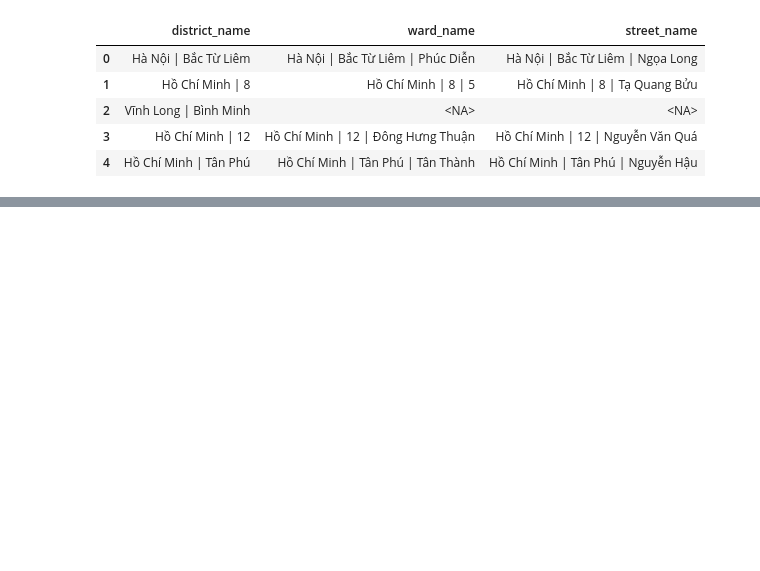
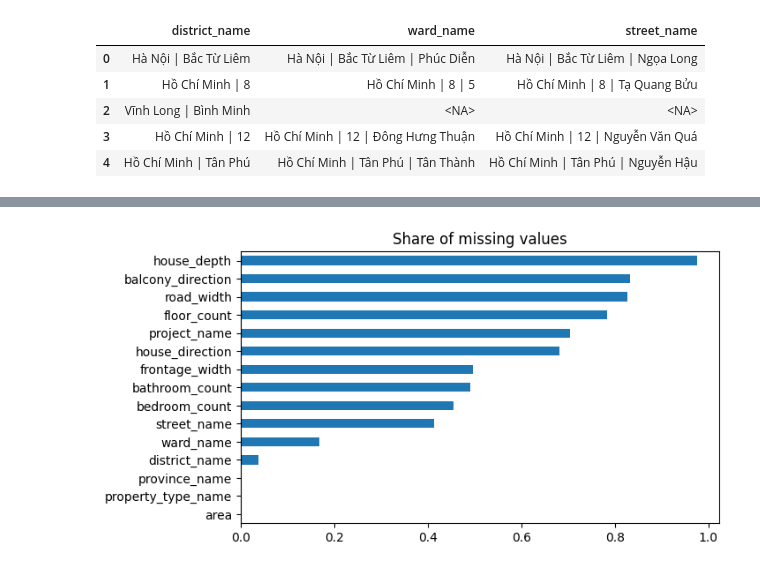
Before and after one commit to kahn-29/261-Programming-for-AI-and-DS, a Jupyter notebook: notebooks/03_features_engineering.ipynb, the cells around one changed output, grey strips where cells are left out. Cells and saved outputs as stored; diff of their text form; code cells hidden in the pictures; blank space fills up the shorter version.

```diff
--- a/notebooks/03_features_engineering.ipynb
+++ b/notebooks/03_features_engineering.ipynb
@@ -15,0 +13,12 @@ from experiments.estimators import structured_preprocessor, native_features, tex
+# %%
+import numpy as np
+import pandas as pd
+import matplotlib.pyplot as plt
+
+NUMERIC = ["area", "floor_count", "frontage_width", "house_depth", "road_width",
+           "bedroom_count", "bathroom_count"]
+CATEGORICAL = ["property_type_name", "province_name", "district_name", "ward_name",
+               "street_name", "project_name", "house_direction", "balcony_direction"]
+
+df = pd.read_parquet("../data/processed/priced_listings.parquet")
+df.shape
@@ -36,0 +51,5 @@ df[["district_name", "ward_name", "street_name"]].head()
+# %%
+df[NUMERIC + CATEGORICAL].isna().mean().sort_values().plot.barh(figsize=(7, 4), title="Share of missing values")
+plt.show()
+# %% [output]
+[figure, added]
```
Also changed, not shown: parts of 28 cells of this notebook, 47 other files.
